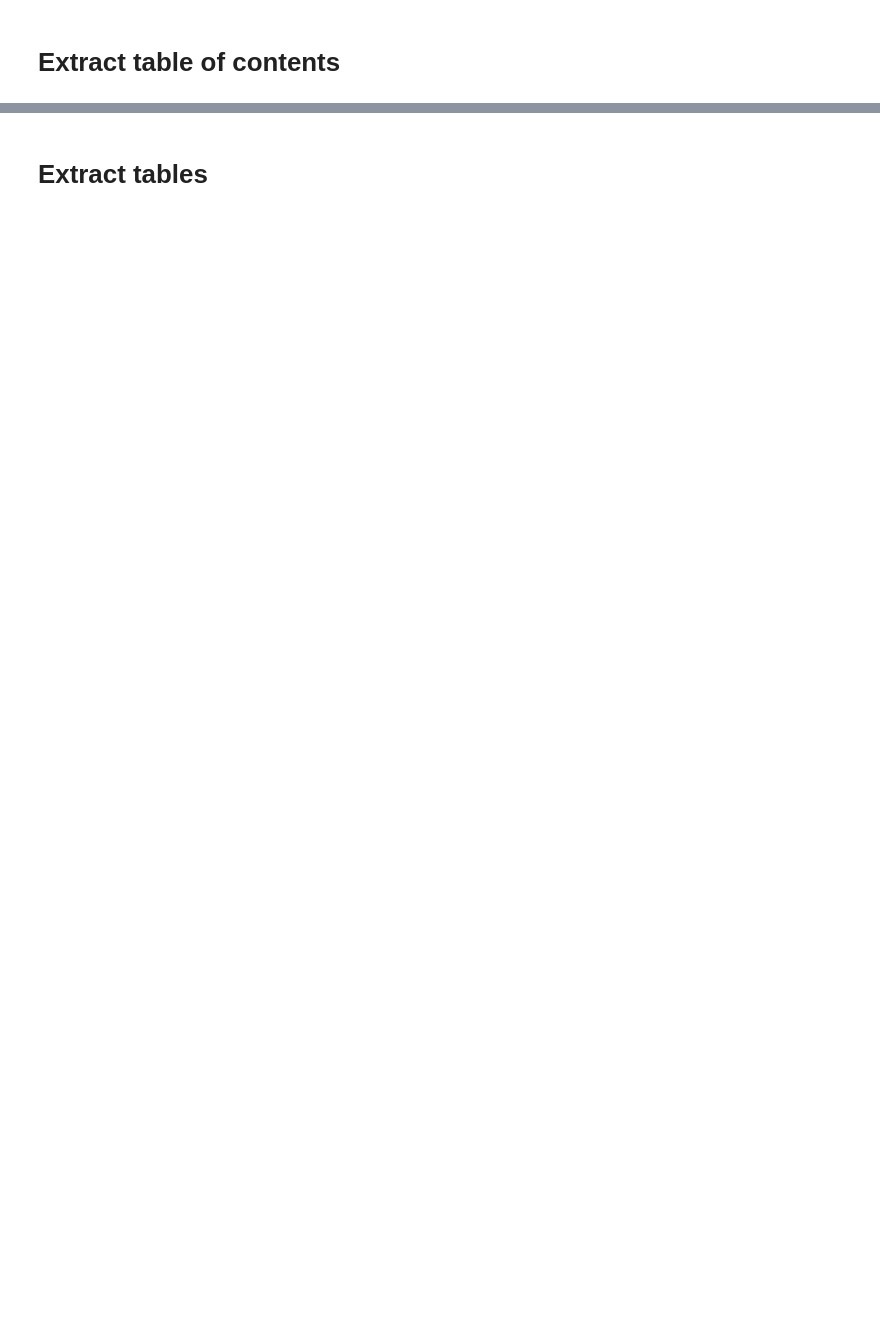
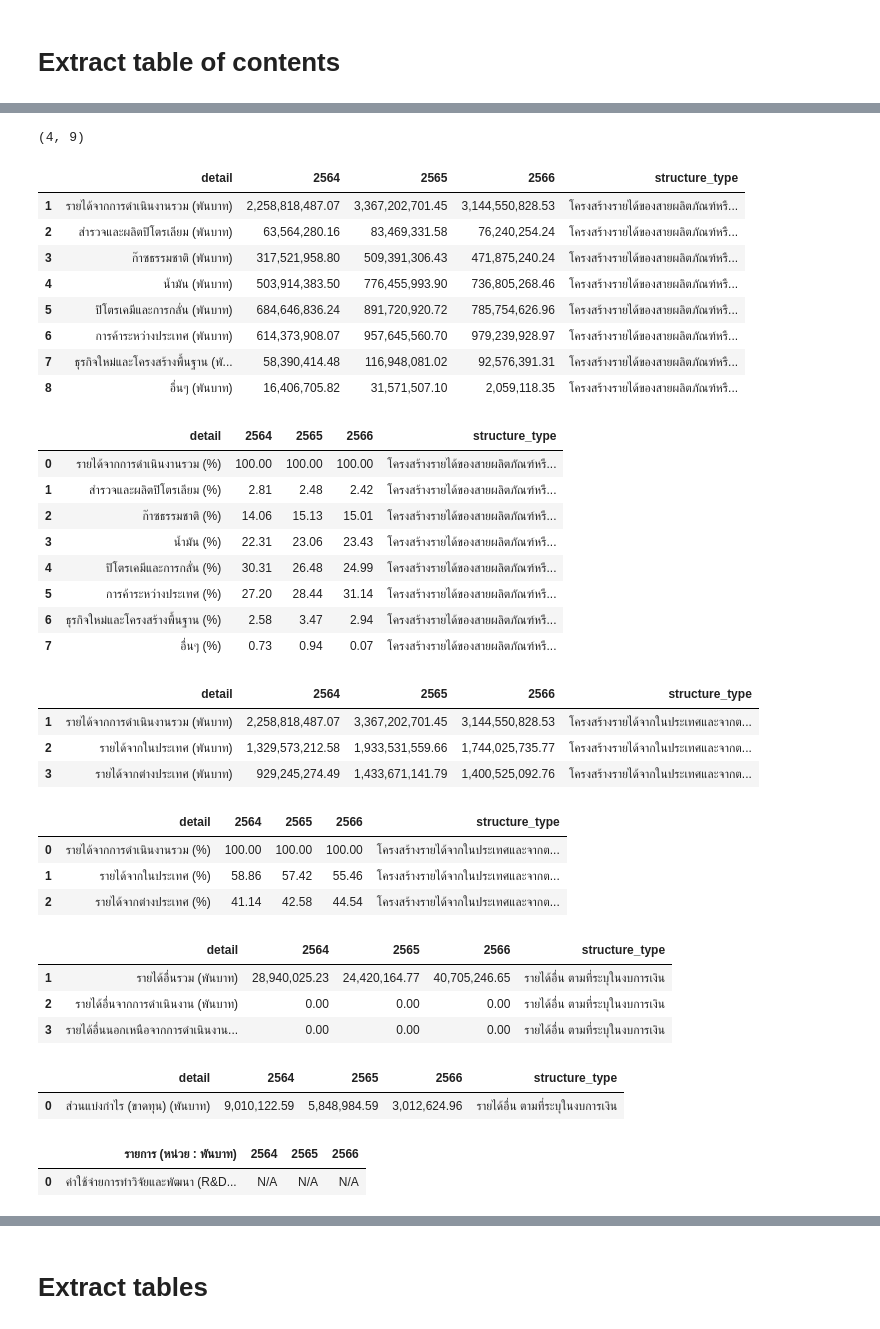
Before and after one commit to batprem/llm-balance-sheets, a Jupyter notebook: 02-load-and-extract-56-1.ipynb, the cells around one changed output, grey strips where cells are left out. Cells and saved outputs as stored; diff of their text form; code cells hidden in the pictures; blank space fills up the shorter version.

```diff
--- a/02-load-and-extract-56-1.ipynb
+++ b/02-load-and-extract-56-1.ipynb
@@ -83,6 +65,7 @@ Done
 # Extract table of contents
 # %%
 import fitz
+import pandas as pd
 
 def to_html(filepath: str):
     doc = fitz.open(filepath)
@@ -93,5 +76,8 @@ def to_html(filepath: str):
     doc.close()
 
 doc = fitz.open(f'{FILE_PATH}/STRUCTURE{SYMBOL}T.PDF')
-doc.get_toc()
+toc = pd.DataFrame(doc.get_toc())
+toc.columns = ["hierachy", "topic", "page"]
+toc = toc[toc["topic"] != "Bookmark"].reset_index(drop=True)
+toc
 # %% [output]
@@ -111,0 +93,62 @@ doc.get_toc()
+# %%
+first_page_index = toc.index[toc["topic"] == "StructureAndOperation"][0]
+end_page_index = first_page_index + 1
+first_page, end_page = toc.loc[[first_page_index, end_page_index]]["page"].to_list()
+# %%
+first_page, end_page
+# %% [output]
+(4, 9)
+# %%
+from IPython.display import display
+
+structure_type = "Not defined"
+for page in range(first_page, end_page):
+    for table in doc[page].find_tables():
+        df = table.to_pandas()
+        if "Col1" in df.columns:
+            columns_list = df.columns.to_list()
+            columns_list[1:] = df.iloc[0].to_list()[1:]
+            structure_type = columns_list[0]
+            columns_list[0] = "detail"
+            df.columns = columns_list
+            df = df.iloc[1:]
+            df["structure_type"] = structure_type
+        if "Col0" in df.columns:
+            df.columns = columns_list
+            df["structure_type"] = structure_type
+        display(df)
+# %% [output]
+|  | detail | 2564 | 2565 | 2566 | structure_type |
+| 1 | รายได้จากการดำเนินงานรวม (พันบาท) | 2,258,818,487.07 | 3,367,202,701.45 | 3,144,550,828.53 | โครงสร้างรายได้ของสายผลิตภัณฑ์หรื... |
+| 2 | สำรวจและผลิตปิโตรเลียม (พันบาท) | 63,564,280.16 | 83,469,331.58 | 76,240,254.24 | โครงสร้างรายได้ของสายผลิตภัณฑ์หรื... |
+| 3 | ก๊าซธรรมชาติ (พันบาท) | 317,521,958.80 | 509,391,306.43 | 471,875,240.24 | โครงสร้างรายได้ของสายผลิตภัณฑ์หรื... |
+| 4 | น้ำมัน (พันบาท) | 503,914,383.50 | 776,455,993.90 | 736,805,268.46 | โครงสร้างรายได้ของสายผลิตภัณฑ์หรื... |
+| 5 | ปิโตรเคมีและการกลั่น (พันบาท) | 684,646,836.24 | 891,720,920.72 | 785,754,626.96 | โครงสร้างรายได้ของสายผลิตภัณฑ์หรื... |
+| 6 | การค้าระหว่างประเทศ (พันบาท) | 614,373,908.07 | 957,645,560.70 | 979,239,928.97 | โครงสร้างรายได้ของสายผลิตภัณฑ์หรื... |
+| 7 | ธุรกิจใหม่และโครงสร้างพื้นฐาน (พั... | 58,390,414.48 | 116,948,081.02 | 92,576,391.31 | โครงสร้างรายได้ของสายผลิตภัณฑ์หรื... |
+| 8 | อื่นๆ (พันบาท) | 16,406,705.82 | 31,571,507.10 | 2,059,118.35 | โครงสร้างรายได้ของสายผลิตภัณฑ์หรื... |
+|  | detail | 2564 | 2565 | 2566 | structure_type |
+| 0 | รายได้จากการดำเนินงานรวม (%) | 100.00 | 100.00 | 100.00 | โครงสร้างรายได้ของสายผลิตภัณฑ์หรื... |
+| 1 | สำรวจและผลิตปิโตรเลียม (%) | 2.81 | 2.48 | 2.42 | โครงสร้างรายได้ของสายผลิตภัณฑ์หรื... |
+| 2 | ก๊าซธรรมชาติ (%) | 14.06 | 15.13 | 15.01 | โครงสร้างรายได้ของสายผลิตภัณฑ์หรื... |
+| 3 | น้ำมัน (%) | 22.31 | 23.06 | 23.43 | โครงสร้างรายได้ของสายผลิตภัณฑ์หรื... |
+| 4 | ปิโตรเคมีและการกลั่น (%) | 30.31 | 26.48 | 24.99 | โครงสร้างรายได้ของสายผลิตภัณฑ์หรื... |
+| 5 | การค้าระหว่างประเทศ (%) | 27.20 | 28.44 | 31.14 | โครงสร้างรายได้ของสายผลิตภัณฑ์หรื... |
+| 6 | ธุรกิจใหม่และโครงสร้างพื้นฐาน (%) | 2.58 | 3.47 | 2.94 | โครงสร้างรายได้ของสายผลิตภัณฑ์หรื... |
+| 7 | อื่นๆ (%) | 0.73 | 0.94 | 0.07 | โครงสร้างรายได้ของสายผลิตภัณฑ์หรื... |
+|  | detail | 2564 | 2565 | 2566 | structure_type |
+| 1 | รายได้จากการดำเนินงานรวม (พันบาท) | 2,258,818,487.07 | 3,367,202,701.45 | 3,144,550,828.53 | โครงสร้างรายได้จากในประเทศและจากต... |
+| 2 | รายได้จากในประเทศ (พันบาท) | 1,329,573,212.58 | 1,933,531,559.66 | 1,744,025,735.77 | โครงสร้างรายได้จากในประเทศและจากต... |
+| 3 | รายได้จากต่างประเทศ (พันบาท) | 929,245,274.49 | 1,433,671,141.79 | 1,400,525,092.76 | โครงสร้างรายได้จากในประเทศและจากต... |
+|  | detail | 2564 | 2565 | 2566 | structure_type |
+| 0 | รายได้จากการดำเนินงานรวม (%) | 100.00 | 100.00 | 100.00 | โครงสร้างรายได้จากในประเทศและจากต... |
+| 1 | รายได้จากในประเทศ (%) | 58.86 | 57.42 | 55.46 | โครงสร้างรายได้จากในประเทศและจากต... |
+| 2 | รายได้จากต่างประเทศ (%) | 41.14 | 42.58 | 44.54 | โครงสร้างรายได้จากในประเทศและจากต... |
+|  | detail | 2564 | 2565 | 2566 | structure_type |
+| 1 | รายได้อื่นรวม (พันบาท) | 28,940,025.23 | 24,420,164.77 | 40,705,246.65 | รายได้อื่น ตามที่ระบุในงบการเงิน |
+| 2 | รายได้อื่นจากการดำเนินงาน (พันบาท) | 0.00 | 0.00 | 0.00 | รายได้อื่น ตามที่ระบุในงบการเงิน |
+| 3 | รายได้อื่นนอกเหนือจากการดำเนินงาน... | 0.00 | 0.00 | 0.00 | รายได้อื่น ตามที่ระบุในงบการเงิน |
+|  | detail | 2564 | 2565 | 2566 | structure_type |
+| 0 | ส่วนแบ่งกำไร (ขาดทุน) (พันบาท) | 9,010,122.59 | 5,848,984.59 | 3,012,624.96 | รายได้อื่น ตามที่ระบุในงบการเงิน |
+|  | รายการ (หน่วย : พันบาท) | 2564 | 2565 | 2566 |
+| 0 | ค่าใช้จ่ายการทำวิจัยและพัฒนา (R&D... | N/A | N/A | N/A |
```
Also changed, not shown: parts of 8 cells of this notebook, 1 other file.
